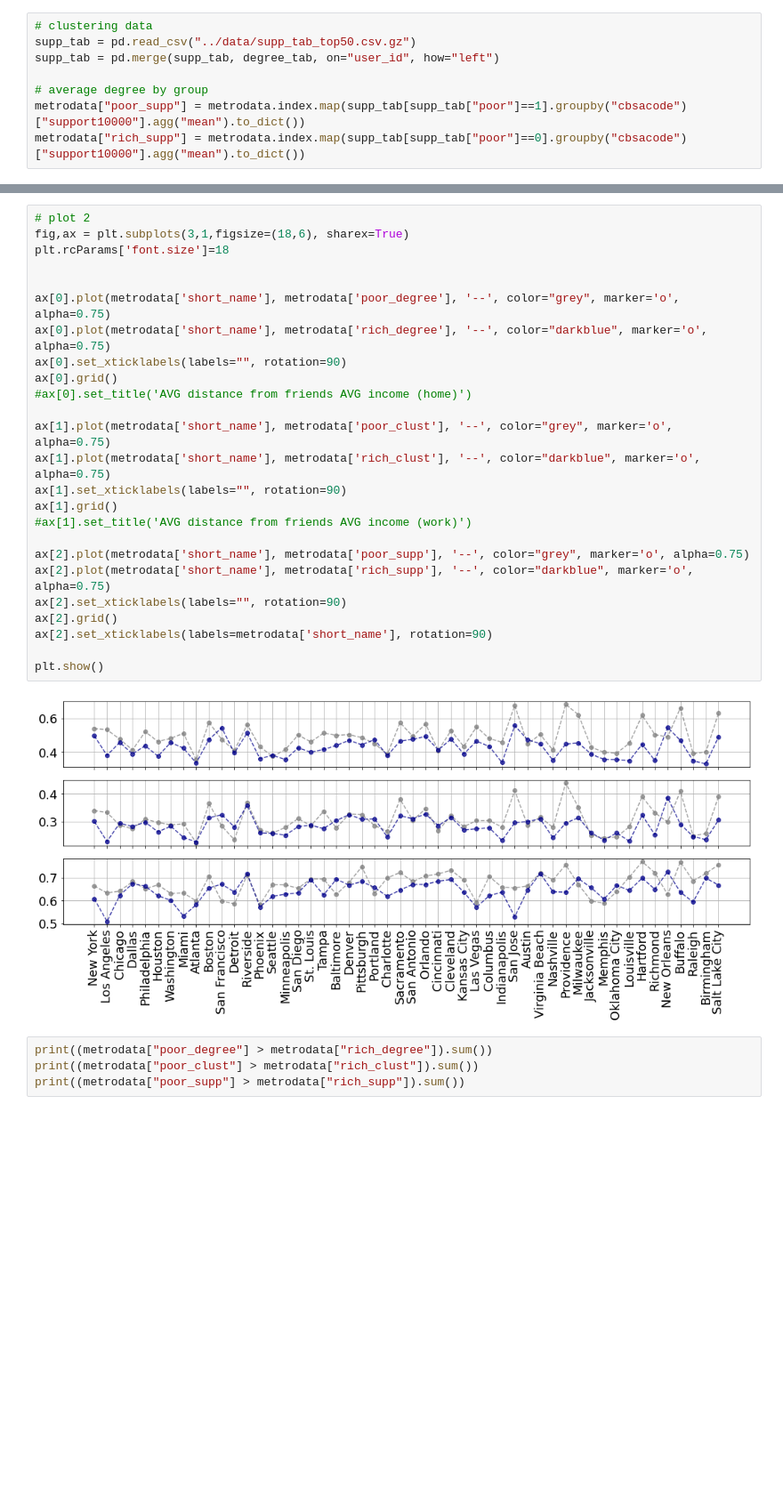
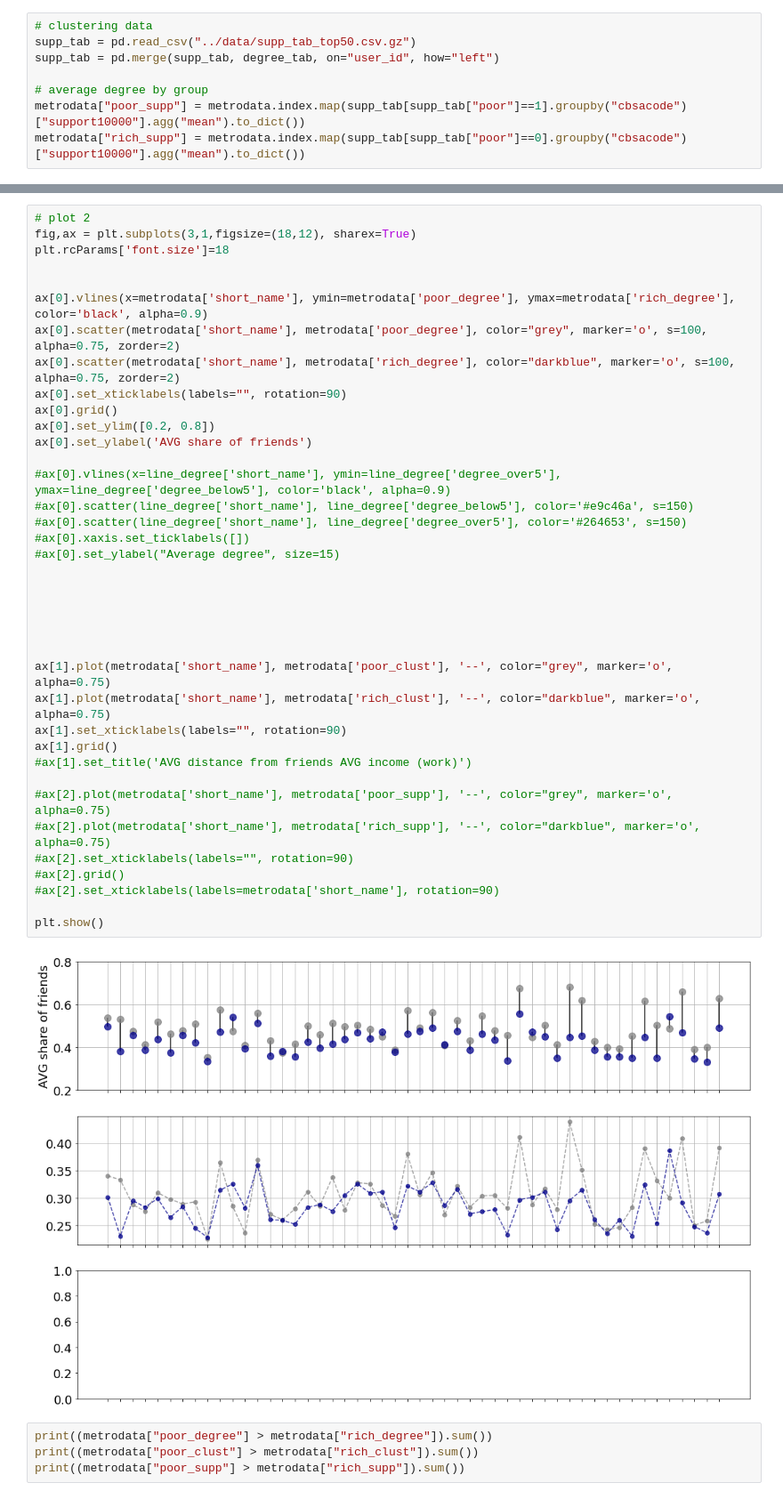
Before and after one commit to sandorjuhasz/ties-around-home, a Jupyter notebook: scripts/visuals.ipynb, the cells around one changed output, grey strips where cells are left out. Shown at 89% size. Saved outputs shown, nothing was run; the diff lists cells and outputs as text; blank space fills up the shorter version.

Commit message:
visuals notebook

```diff
--- a/scripts/visuals.ipynb
+++ b/scripts/visuals.ipynb
@@ -712,30 +733,43 @@ metrodata["rich_supp"] = metrodata.index.map(supp_tab[supp_tab["poor"]==0].group
 # %%
 # plot 2
-fig,ax = plt.subplots(3,1,figsize=(18,6), sharex=True)
+fig,ax = plt.subplots(3,1,figsize=(18,12), sharex=True)
 plt.rcParams['font.size']=18
 
 
-ax[0].plot(metrodata['short_name'], metrodata['poor_degree'], '--', color="grey", marker='o', alpha=0.75)
-ax[0].plot(metrodata['short_name'], metrodata['rich_degree'], '--', color="darkblue", marker='o', alpha=0.75)
+ax[0].vlines(x=metrodata['short_name'], ymin=metrodata['poor_degree'], ymax=metrodata['rich_degree'], color='black', alpha=0.9)
+ax[0].scatter(metrodata['short_name'], metrodata['poor_degree'], color="grey", marker='o', s=100, alpha=0.75, zorder=2)
+ax[0].scatter(metrodata['short_name'], metrodata['rich_degree'], color="darkblue", marker='o', s=100, alpha=0.75, zorder=2)
 ax[0].set_xticklabels(labels="", rotation=90)
 ax[0].grid()
-#ax[0].set_title('AVG distance from friends AVG income (home)')
+ax[0].set_ylim([0.2, 0.8])
+ax[0].set_ylabel('AVG share of friends')
+
+#ax[0].vlines(x=line_degree['short_name'], ymin=line_degree['degree_over5'], ymax=line_degree['degree_below5'], color='black', alpha=0.9)
+#ax[0].scatter(line_degree['short_name'], line_degree['degree_below5'], color='#e9c46a', s=150)
+#ax[0].scatter(line_degree['short_name'], line_degree['degree_over5'], color='#264653', s=150)
+#ax[0].xaxis.set_ticklabels([])
+#ax[0].set_ylabel("Average degree", size=15)
+
+
+
+
+
 
 ax[1].plot(metrodata['short_name'], metrodata['poor_clust'], '--', color="grey", marker='o', alpha=0.75)
 ax[1].plot(metrodata['short_name'], metrodata['rich_clust'], '--', color="darkblue", marker='o', alpha=0.75)
 ax[1].set_xticklabels(labels="", rotation=90)
 ax[1].grid()
 #ax[1].set_title('AVG distance from friends AVG income (work)')
 
-ax[2].plot(metrodata['short_name'], metrodata['poor_supp'], '--', color="grey", marker='o', alpha=0.75)
-ax[2].plot(metrodata['short_name'], metrodata['rich_supp'], '--', color="darkblue", marker='o', alpha=0.75)
-ax[2].set_xticklabels(labels="", rotation=90)
-ax[2].grid()
-ax[2].set_xticklabels(labels=metrodata['short_name'], rotation=90)
+#ax[2].plot(metrodata['short_name'], metrodata['poor_supp'], '--', color="grey", marker='o', alpha=0.75)
+#ax[2].plot(metrodata['short_name'], metrodata['rich_supp'], '--', color="darkblue", marker='o', alpha=0.75)
+#ax[2].set_xticklabels(labels="", rotation=90)
+#ax[2].grid()
+#ax[2].set_xticklabels(labels=metrodata['short_name'], rotation=90)
 
 plt.show()
 # %% [output]
-[figure, old version]
+[figure, new version]
 # %%
 print((metrodata["poor_degree"] > metrodata["rich_degree"]).sum())
 print((metrodata["poor_clust"] > metrodata["rich_clust"]).sum())
```
Also changed, not shown: parts of 1 cell of this notebook.
